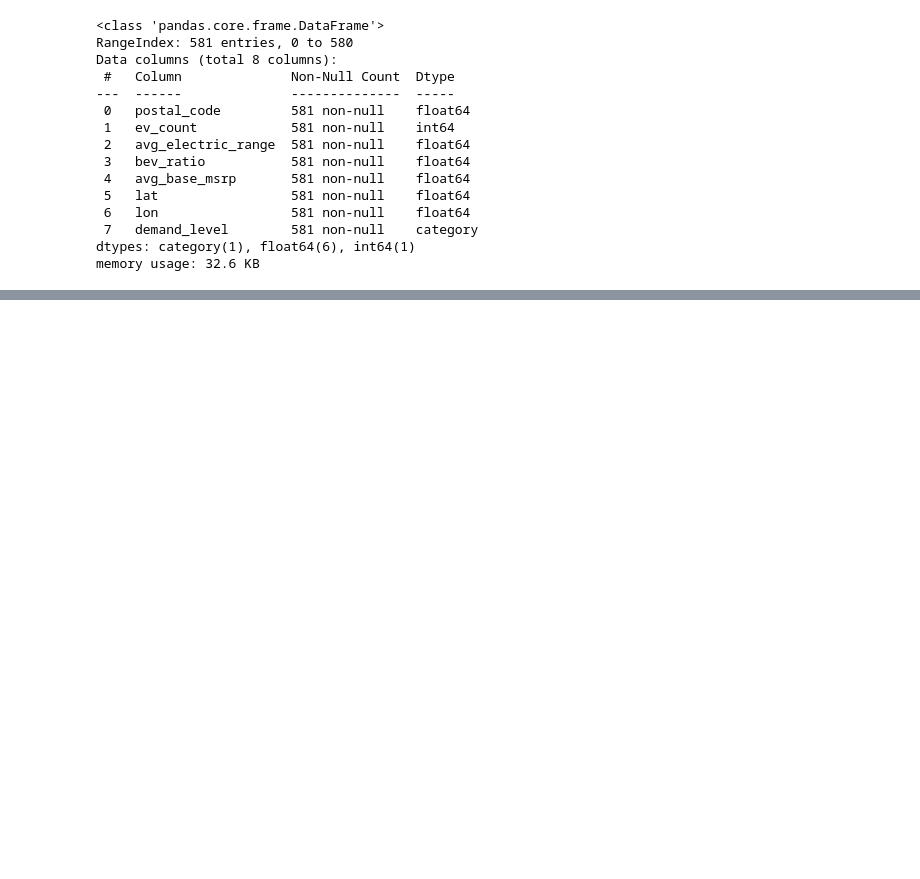
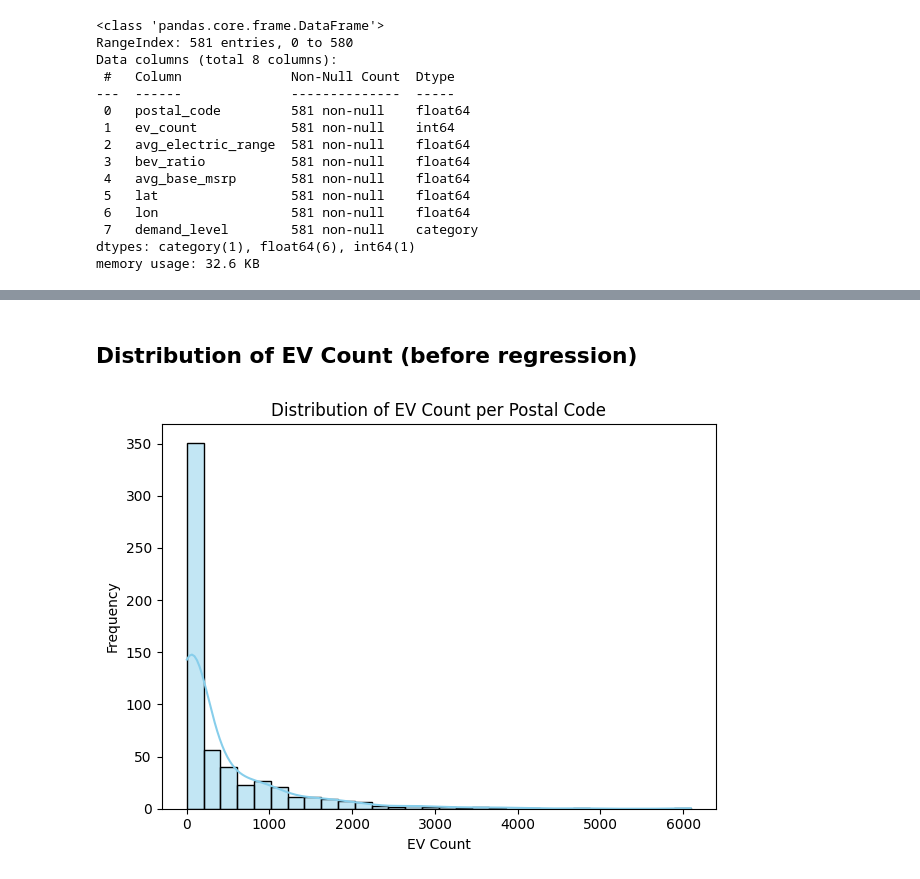
Before and after one commit to sowmyamaddali/ev-market-size-case-study, a Jupyter notebook: notebooks/ev_population_data_preprocessing.ipynb, the cells around one changed output, grey strips where cells are left out. Saved outputs shown, nothing was run; the diff lists cells and outputs as text; code cells hidden in the pictures; blank space fills up the shorter version.

```diff
--- a/notebooks/ev_population_data_preprocessing.ipynb
+++ b/notebooks/ev_population_data_preprocessing.ipynb
@@ -310,0 +340,11 @@ memory usage: 32.6 KB
+# %% [markdown]
+## Distribution of EV Count (before regression)
+# %%
+sns.histplot(features_df['ev_count'], bins=30, kde=True, color='skyblue')
+plt.title("Distribution of EV Count per Postal Code")
+plt.xlabel("EV Count")
+plt.ylabel("Frequency")
+plt.tight_layout()
+plt.show()
+# %% [output]
+[figure, added]
```
Also changed, not shown: parts of 6 cells of this notebook.
